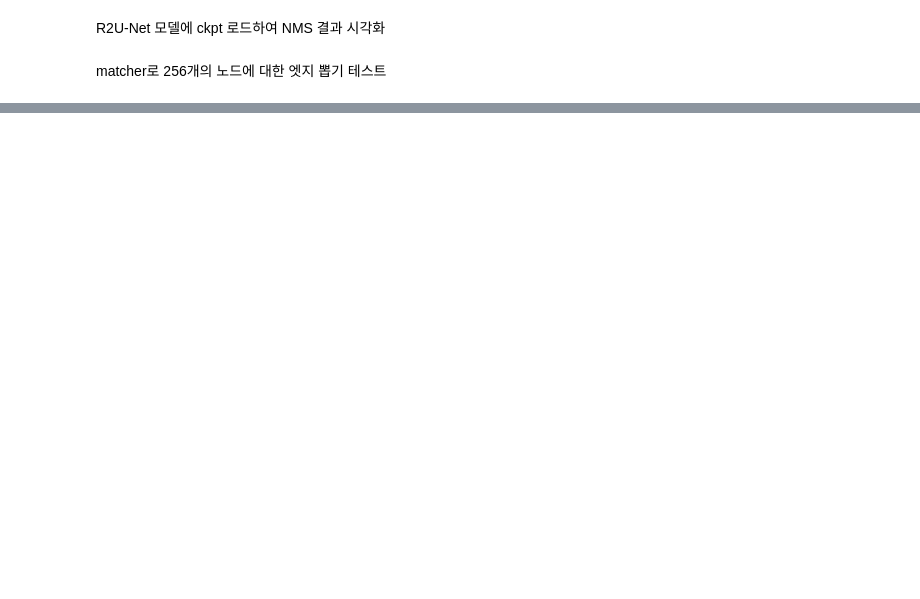
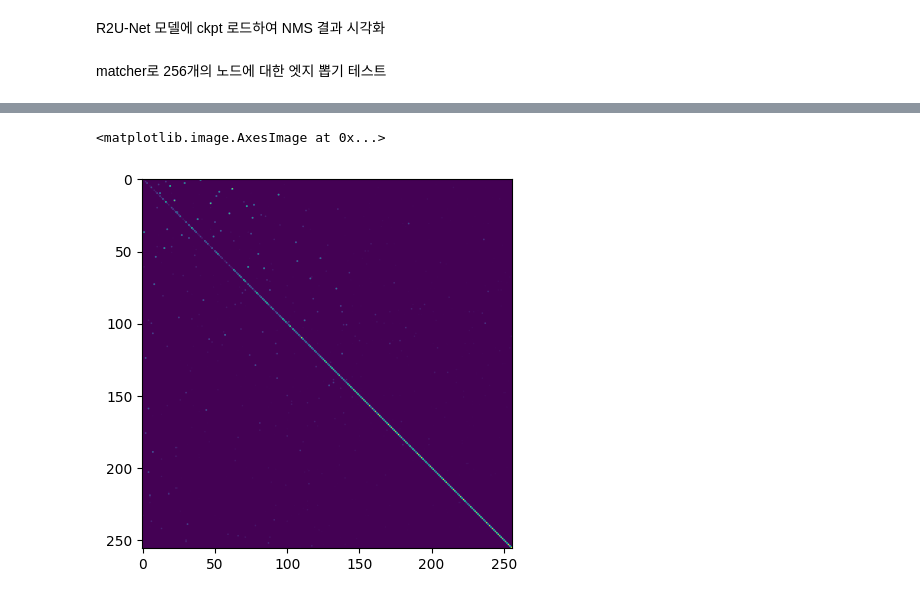
Before and after one commit to tmits37/relationformer, a Jupyter notebook: test_inference_TopDiG.ipynb, the cells around one changed output, grey strips where cells are left out. Saved outputs shown, nothing was run; the diff lists cells and outputs as text; code cells hidden in the pictures; blank space fills up the shorter version.

```diff
--- a/test_inference_TopDiG.ipynb
+++ b/test_inference_TopDiG.ipynb
@@ -436,0 +502,5 @@ print(a.transpose())
+# %%
+plt.imshow(scores1[0].sigmoid().cpu().numpy())
+# %% [output]
+<matplotlib.image.AxesImage at 0x...>
+[figure, added]
```
Also changed, not shown: parts of 15 cells of this notebook, 7 other files.
